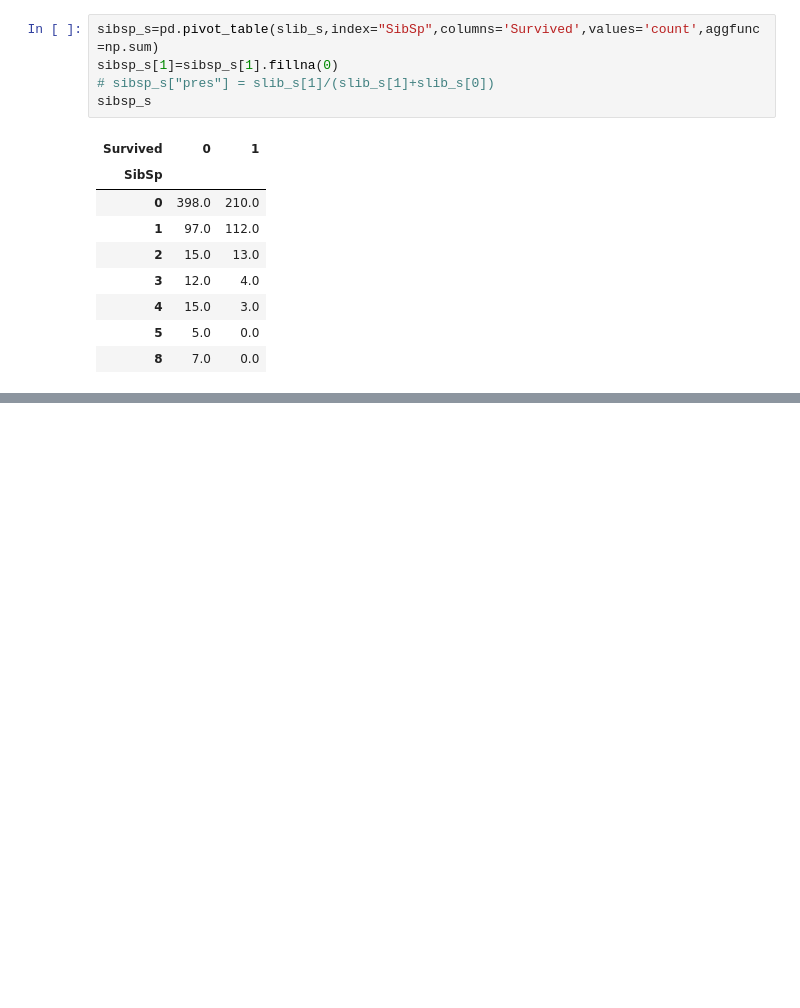
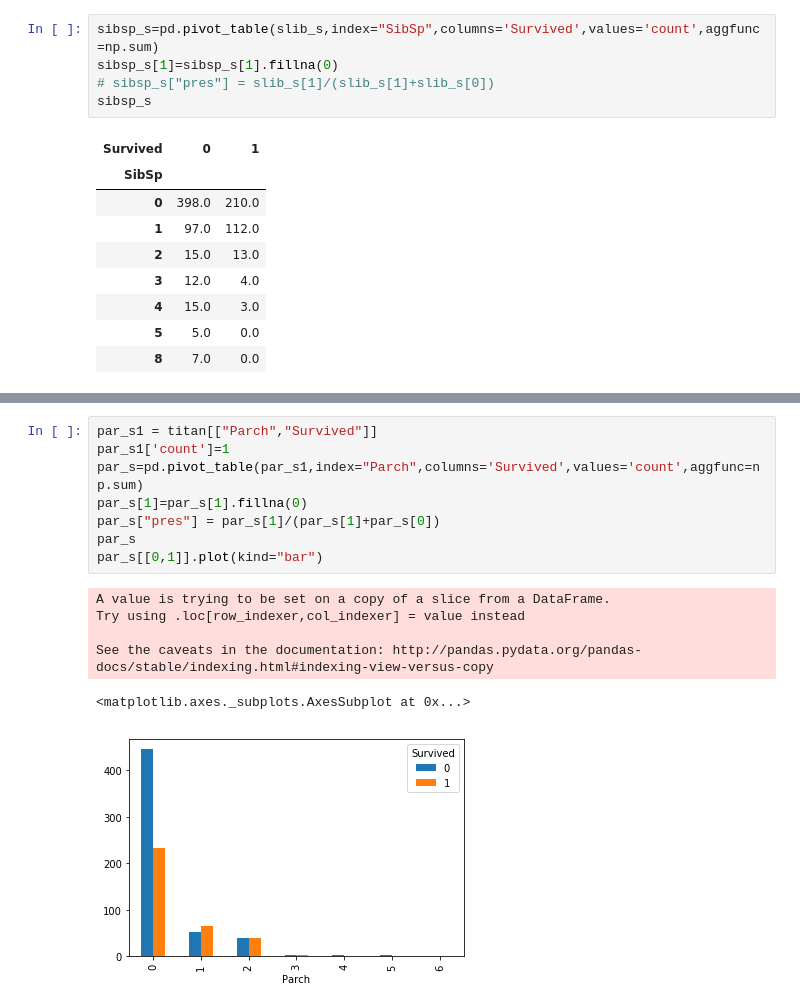
Before and after one commit to sunzhicheng369/titan, a Jupyter notebook: titan.ipynb, the cells around one changed output, grey strips where cells are left out. Cells and saved outputs as stored; diff of their text form; blank space fills up the shorter version.

```diff
--- a/titan.ipynb
+++ b/titan.ipynb
@@ -252,0 +284,15 @@ Name: 0, dtype: float64
+# %%
+par_s1 = titan[["Parch","Survived"]]
+par_s1['count']=1
+par_s=pd.pivot_table(par_s1,index="Parch",columns='Survived',values='count',aggfunc=np.sum)
+par_s[1]=par_s[1].fillna(0)
+par_s["pres"] = par_s[1]/(par_s[1]+par_s[0])
+par_s
+par_s[[0,1]].plot(kind="bar")
+# %% [output]
+A value is trying to be set on a copy of a slice from a DataFrame.
+Try using .loc[row_indexer,col_indexer] = value instead
+
+See the caveats in the documentation: http://pandas.pydata.org/pandas-docs/stable/indexing.html#indexing-view-versus-copy
+<matplotlib.axes._subplots.AxesSubplot at 0x...>
+[figure, added]
```
Also changed, not shown: parts of 24 cells of this notebook, 1 other file.
